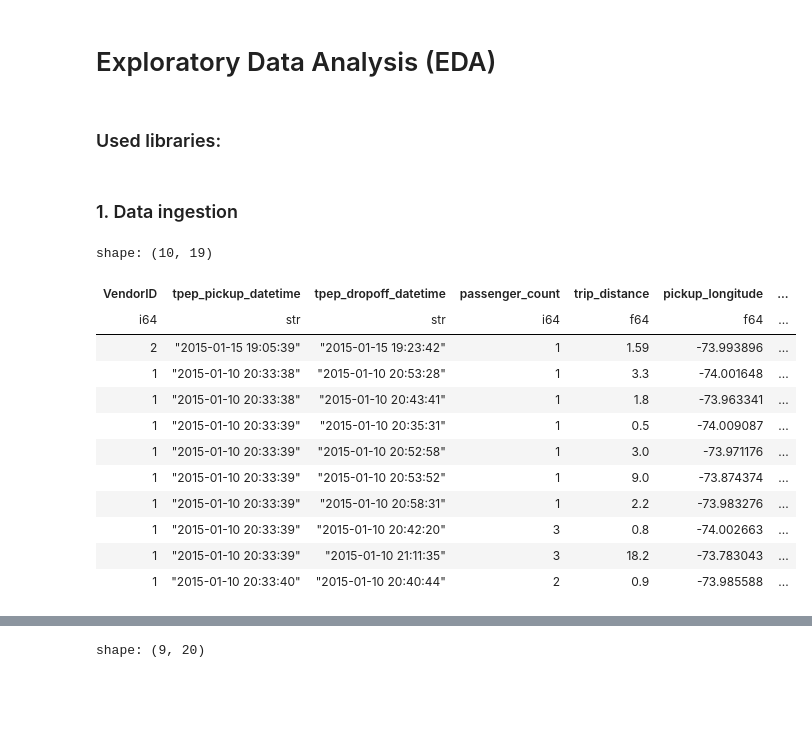
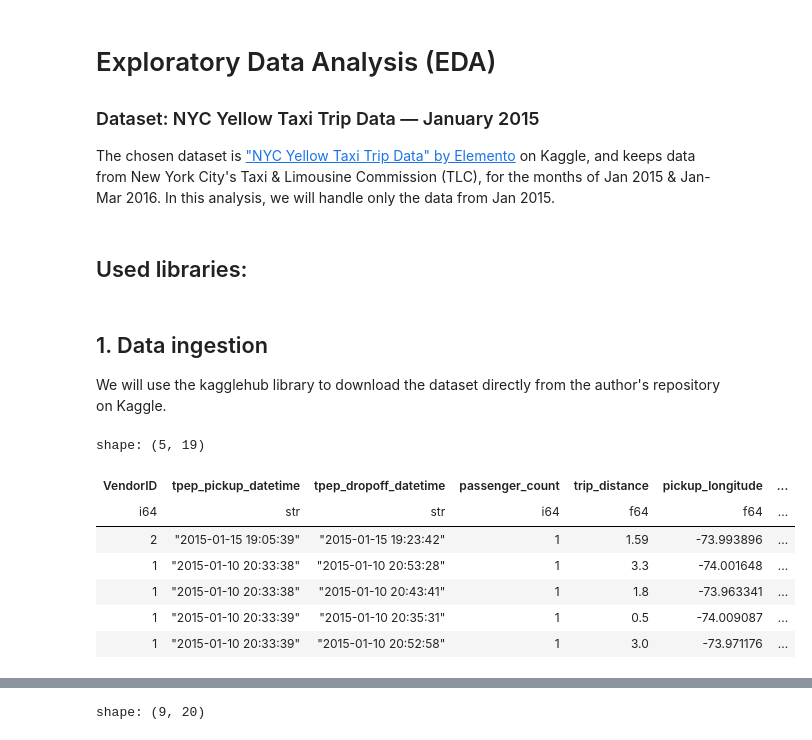
Before and after one commit to HugoBSantos/yellow-taxi-trip-data, a Jupyter notebook: notebooks/01_eda.ipynb, the cells around one changed output, grey strips where cells are left out. Saved outputs shown, nothing was run; the diff lists cells and outputs as text; code cells hidden in the pictures; blank space fills up the shorter version.

Commit message:
docs: add project presentation and the description for every column in the dataset

```diff
--- a/notebooks/01_eda.ipynb
+++ b/notebooks/01_eda.ipynb
@@ -1,7 +1,9 @@
 # %% [markdown]
 # Exploratory Data Analysis (EDA)
+### Dataset: NYC Yellow Taxi Trip Data — January 2015
+The chosen dataset is ["NYC Yellow Taxi Trip Data" by Elemento](https://www.kaggle.com/datasets/elemento/nyc-yellow-taxi-trip-data) on Kaggle, and keeps data from New York City's Taxi & Limousine Commission (TLC), for the months of Jan 2015 & Jan-Mar 2016. In this analysis, we will handle only the data from Jan 2015.
 # %% [markdown]
-### Used libraries:
+## Used libraries:
 # %%
 import polars as pl
 import matplotlib.pyplot as plt
@@ -12,7 +14,8 @@ import shutil
 from tqdm import tqdm
 from datetime import datetime
 # %% [markdown]
-### 1. Data ingestion
+## 1. Data ingestion
+We will use the kagglehub library to download the dataset directly from the author's repository on Kaggle.
 # %%
 dataset = "elemento/nyc-yellow-taxi-trip-data"
 file = "yellow_tripdata_2015-01.csv"
@@ -23,18 +26,13 @@ if not bronze_path.exists():
     shutil.copy(dataset_path, bronze_path)
 # %%
 lf = pl.scan_csv(bronze_path)
-lf.head(10).collect()
+lf.head().collect()
 # %% [output]
-shape: (10, 19)
+shape: (5, 19)
 | VendorID | tpep_pickup_datetime | tpep_dropoff_datetime | passenger_count | trip_distance | pickup_longitude | ... |
 | i64 | str | str | i64 | f64 | f64 | ... |
 | 2 | "2015-01-15 19:05:39" | "2015-01-15 19:23:42" | 1 | 1.59 | -73.993896 | ... |
 | 1 | "2015-01-10 20:33:38" | "2015-01-10 20:53:28" | 1 | 3.3 | -74.001648 | ... |
 | 1 | "2015-01-10 20:33:38" | "2015-01-10 20:43:41" | 1 | 1.8 | -73.963341 | ... |
 | 1 | "2015-01-10 20:33:39" | "2015-01-10 20:35:31" | 1 | 0.5 | -74.009087 | ... |
 | 1 | "2015-01-10 20:33:39" | "2015-01-10 20:52:58" | 1 | 3.0 | -73.971176 | ... |
-| 1 | "2015-01-10 20:33:39" | "2015-01-10 20:53:52" | 1 | 9.0 | -73.874374 | ... |
-| 1 | "2015-01-10 20:33:39" | "2015-01-10 20:58:31" | 1 | 2.2 | -73.983276 | ... |
-| 1 | "2015-01-10 20:33:39" | "2015-01-10 20:42:20" | 3 | 0.8 | -74.002663 | ... |
-| 1 | "2015-01-10 20:33:39" | "2015-01-10 21:11:35" | 3 | 18.2 | -73.783043 | ... |
-| 1 | "2015-01-10 20:33:40" | "2015-01-10 20:40:44" | 2 | 0.9 | -73.985588 | ... |
```
Also changed, not shown: parts of 18 cells of this notebook.
